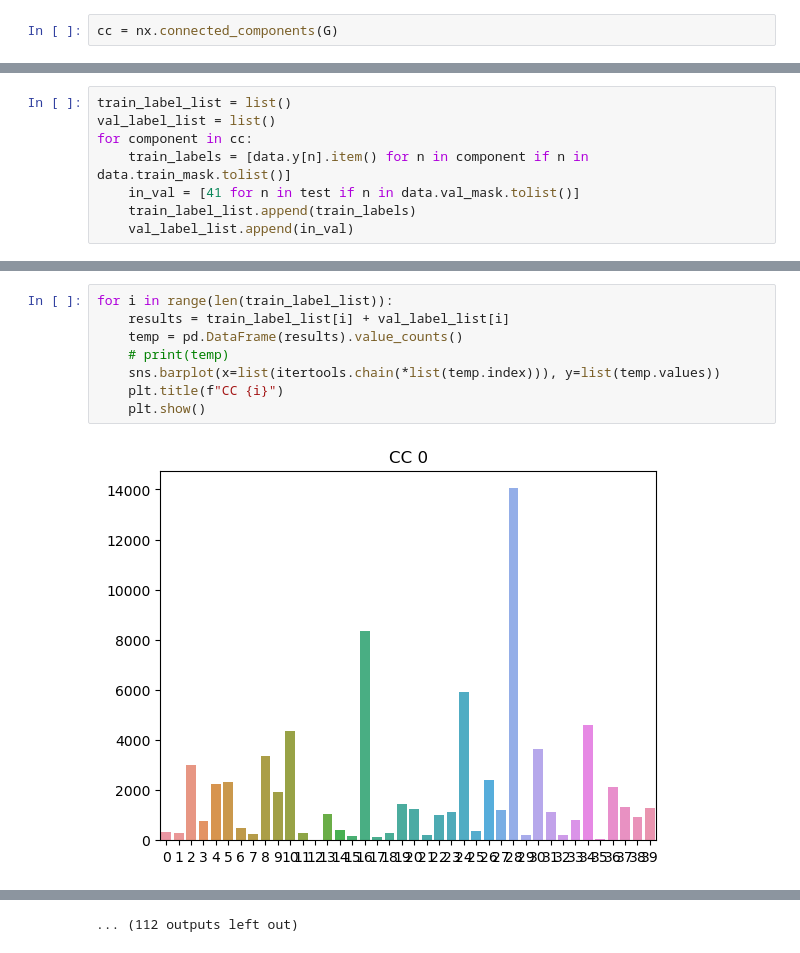
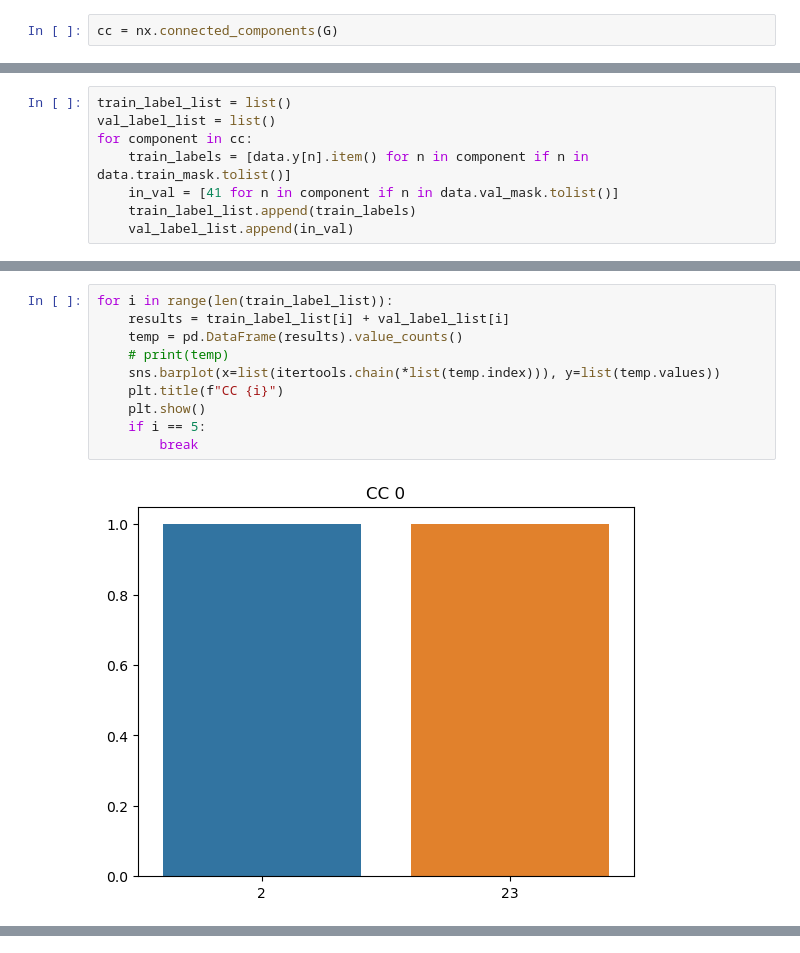
Before and after one commit to TamirShazman/Data-analysis-and-presentation, a Jupyter notebook: HW3/exploration.ipynb, the cells around one changed output, grey strips where cells are left out. Saved outputs shown, nothing was run; the diff lists cells and outputs as text.

```diff
--- a/HW3/exploration.ipynb
+++ b/HW3/exploration.ipynb
@@ -132,7 +58,7 @@ train_label_list = list()
 val_label_list = list()
 for component in cc:
     train_labels = [data.y[n].item() for n in component if n in data.train_mask.tolist()]
-    in_val = [41 for n in test if n in data.val_mask.tolist()]
+    in_val = [41 for n in component if n in data.val_mask.tolist()]
     train_label_list.append(train_labels)
     val_label_list.append(in_val)
 # %%
@@ -163,10 +80,12 @@ Name: count, dtype: int64
 # %%
 for i in range(len(train_label_list)):
     results = train_label_list[i] + val_label_list[i]
     temp = pd.DataFrame(results).value_counts()
     # print(temp)
     sns.barplot(x=list(itertools.chain(*list(temp.index))), y=list(temp.values))
     plt.title(f"CC {i}")
     plt.show()
+    if i == 5:
+        break
 # %% [output]
-[figure, old version]
+[figure, new version]
@@ -184 +96,0 @@ for i in range(len(train_label_list)):
-... (112 outputs left out)
```
Also changed, not shown: parts of 13 cells of this notebook.
